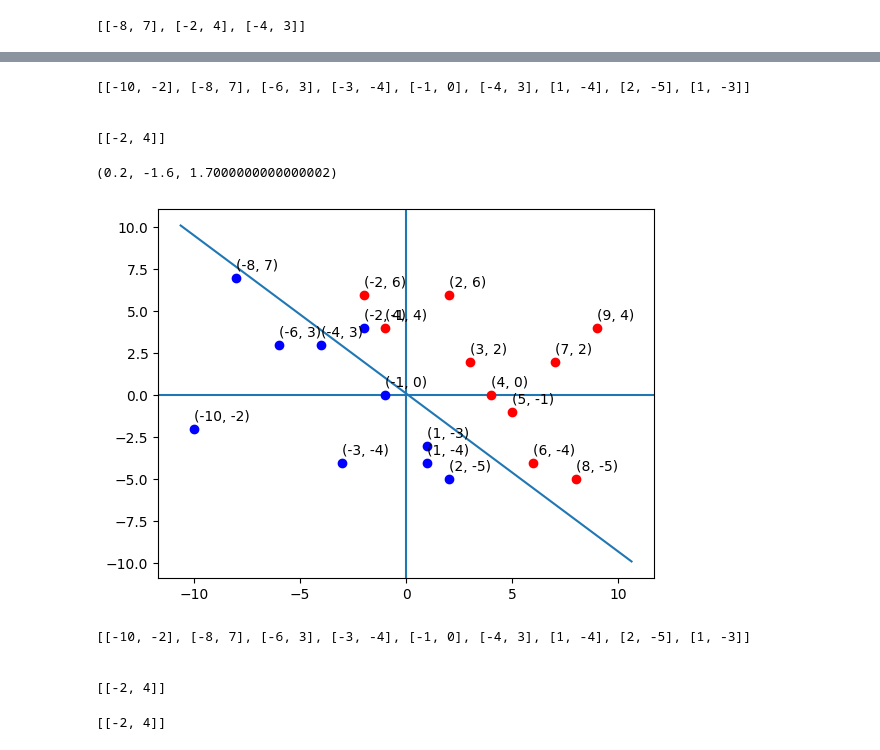
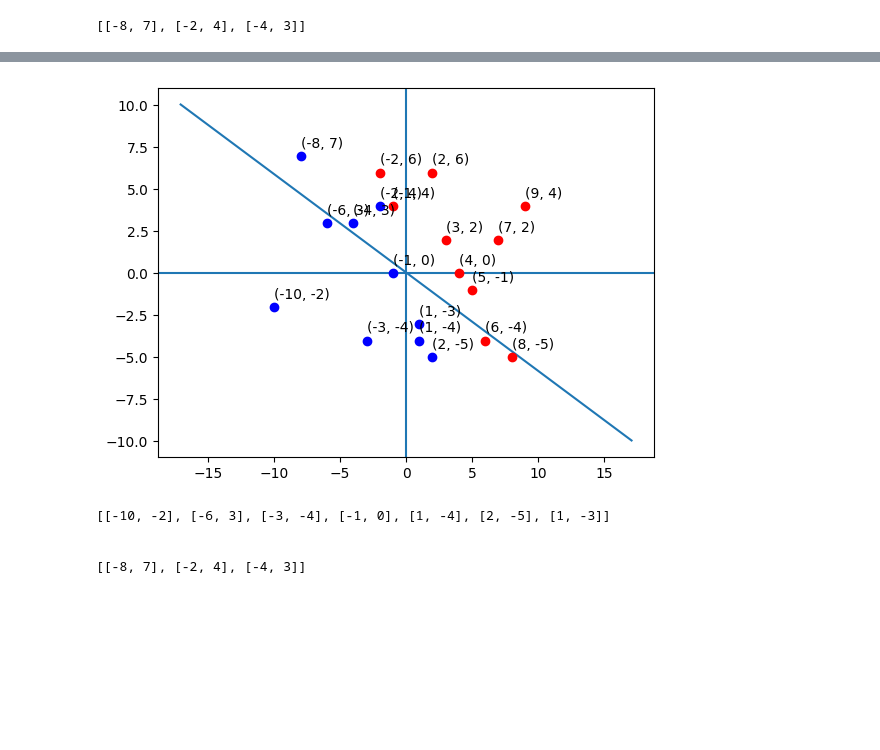
Before and after one commit to DrewWas/ML, a Jupyter notebook: Begginer Projects/perceptron/2D basic.ipynb, the cells around one changed output, grey strips where cells are left out. Drawn from its saved outputs; the diff is of its cells as text; code cells hidden in the pictures; blank space fills up the shorter version.

```diff
--- a/Begginer Projects/perceptron/2D basic.ipynb
+++ b/Begginer Projects/perceptron/2D basic.ipynb
@@ -117,7 +117,7 @@ def update(last, nu, d):
 
 
 
-    return (w0, w1, w2)
+    return [w0, w1, w2]
 
 
 new = update(omega, 0.2, -1)
@@ -145,5 +145,6 @@ getStatus(t,c)
 # %%
 values_above = getStatus(t,c)
 
-update(new, 0.2, 1)
+new = update(new, 0.2, 1)
+new
 # %% [output]
@@ -155,5 +156,6 @@ update(new, 0.2, 1)
 # %%
-t = (-1.2/0.9)
-c = (0)
-graph(t,c)
-getStatus(t,c)
+def plot(j):
+    t = (j[1]/j[2])
+    c = (j[0]/j[2])
+    graph(t,c)
+    getStatus(t,c)
@@ -167,22 +162,8 @@ getStatus(t,c)
-# %%
-values_above = getStatus(t,c)
-
-update((0.0, -1.2, 0.9), 0.2, 1)
-# %% [output]
-[[-10, -2], [-8, 7], [-6, 3], [-3, -4], [-1, 0], [-4, 3], [1, -4], [2, -5], [1, -3]]
-
-
-[[-2, 4]]
-(0.2, -1.6, 1.7000000000000002)
-# %%
-t = (-1.6/1.7)
-c = (0.2/1.7)
-graph(t,c)
-getStatus(t,c)
-# %% [output]
-[figure, removed]
-[[-10, -2], [-8, 7], [-6, 3], [-3, -4], [-1, 0], [-4, 3], [1, -4], [2, -5], [1, -3]]
-
-
-[[-2, 4]]
-[[-2, 4]]
+# %%
+plot(new)
+# %% [output]
+[figure, added]
+[[-10, -2], [-6, 3], [-3, -4], [-1, 0], [1, -4], [2, -5], [1, -3]]
+
+
+[[-8, 7], [-2, 4], [-4, 3]]
```
Also changed, not shown: parts of 3 cells of this notebook.
